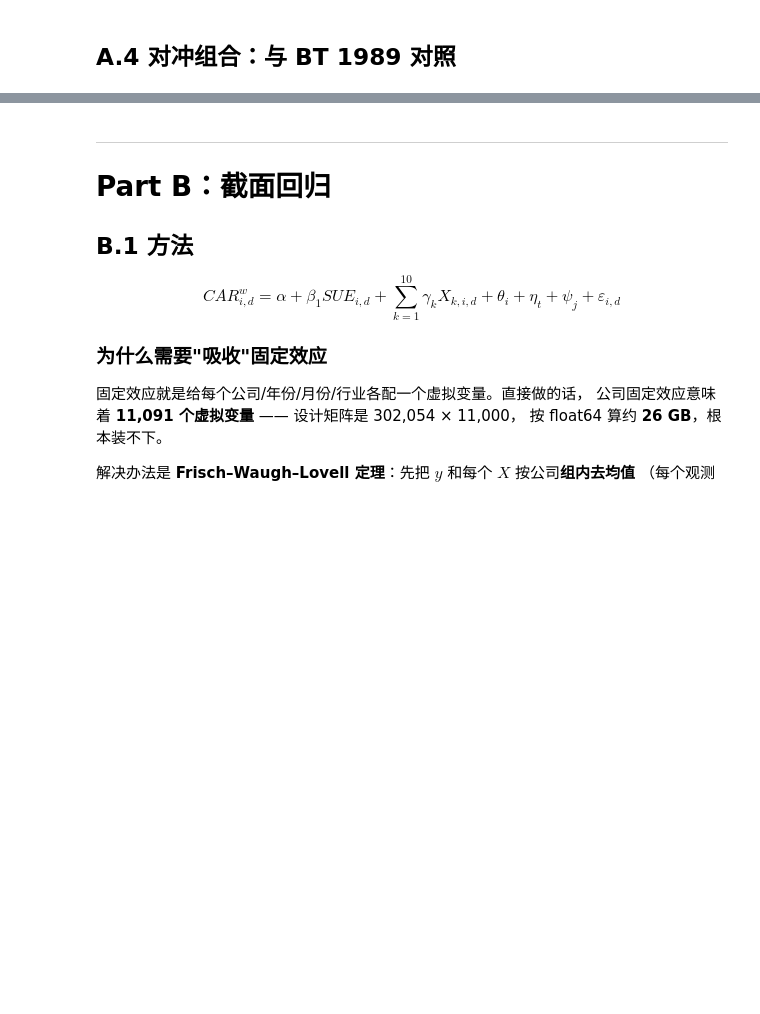
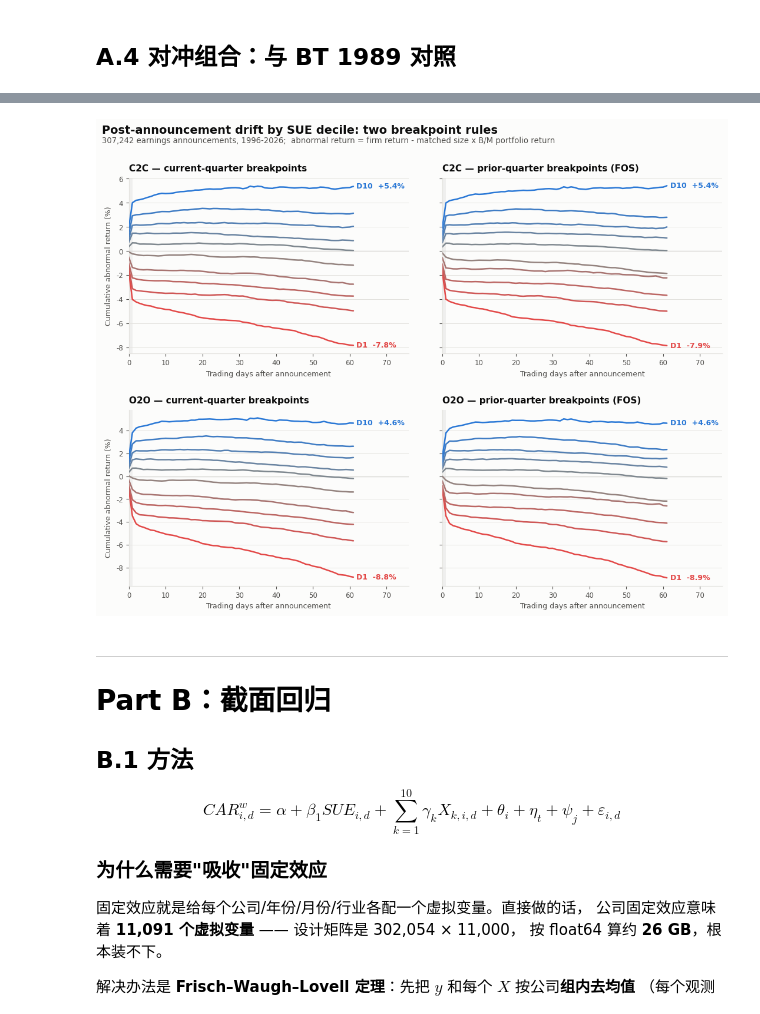
Before and after one commit to zan1029/PEAD_construction, a Jupyter notebook: 回归准备.ipynb, the cells around one changed output, grey strips where cells are left out. Cells and saved outputs as stored; diff of their text form; code cells hidden in the pictures; blank space fills up the shorter version.

```diff
--- a/回归准备.ipynb
+++ b/回归准备.ipynb
@@ -521,13 +538,21 @@ D1（最坏消息）公告前已大跌 7.4%，但 **D10（最好消息）公告
 rows = []
 for conv in ["C2C", "O2O"]:
     q = path[path["conv"] == conv].pivot(index="event_day", columns="sue_dec", values="car")
-    h = (q[10.0] - q[1.0]) * 100
-    rows.append({"Returns": conv, "Day 0": h.loc[0], "Cum. [0,1]": h.loc[1],
-                 "Day 10": h.loc[9], "Day 30": h.loc[29], "Day 61": h.loc[61],
-                 "Drift [2,61]": h.loc[61] - h.loc[1]})
+    h = (q[10.0] - q[1.0]) * 100          # 多空对冲，基线在第 -61 日
+    post = h - h.loc[-1]                  # 公告窗口及之后：以公告前一日为基线重新归零
+    rows.append({"Returns": conv,
+                 "Pre [-60,-1]": h.loc[-1],
+                 "Day 0": post.loc[0],
+                 "Announcement [0,1]": post.loc[1],
+                 "Day 10": post.loc[10],
+                 "Day 30": post.loc[30],
+                 "Day 61": post.loc[61],
+                 "Drift [2,61]": post.loc[61] - post.loc[1]})
 hedge = pd.DataFrame(rows)
 print("Hedge portfolio (long D10, short D1): cumulative abnormal return (%)")
 print(hedge.to_string(index=False, float_format=lambda x: f"{x:7.2f}"))
+print("\nPre  = cumulative over the 60 trading days before the announcement (baseline day -61)")
+print("Others = rebased to zero at day -1, so they measure the announcement and post-announcement periods only")
 print("\nBenchmark: FOS (1984) / BT (1989) report 6.31% over the 60 trading days after the announcement.")
 # %% [output]
 Hedge portfolio (long D10, short D1): cumulative abnormal return (%)
@@ -585,3 +671,47 @@ Same decile: 78.9% | within one decile: 98.9%
+# %%
+fig3, axes3 = plt.subplots(2, 2, figsize=(13, 9), sharey="row",
+                           gridspec_kw={"wspace": 0.12, "hspace": 0.32}, facecolor=SURFACE)
+for row, conv in enumerate(["C2C", "O2O"]):
+    for col, (src, ttl) in enumerate([(path, "current-quarter breakpoints"),
+                                      (path_prior, "prior-quarter breakpoints (FOS)")]):
+        d = src[src["conv"] == conv].pivot(index="event_day", columns="sue_dec", values="car") * 100
+        d = d.loc[0:] - d.loc[-1]                # 以公告前一日为基线
+        ax = axes3[row, col]
+        ax.set_facecolor(SURFACE)
+        ax.axhline(0, color=INK2, lw=0.8, zorder=1)
+        ax.axvspan(0, 1, color="#000000", alpha=0.05, lw=0, zorder=0)
+        for dec in range(1, 11):
+            ax.plot(d.index, d[float(dec)], color=COLORS[dec], lw=1.8,
+                    solid_capstyle="round", zorder=3)
+        for dec in (10, 1):
+            y = d[float(dec)].iloc[-1]
+            ax.annotate(f"D{dec}  {y:+.1f}%", xy=(61, y), xytext=(4, 0),
+                        textcoords="offset points", color=COLORS[dec], fontsize=9,
+                        fontweight="bold", va="center")
+        ax.set_xlim(0, 76)
+        ax.set_title(f"{conv} — {ttl}", color=INK, fontsize=11, fontweight="bold",
+                     loc="left", pad=8)
+        ax.set_xlabel("Trading days after announcement", color=INK2, fontsize=9)
+        if col == 0:
+            ax.set_ylabel("Cumulative abnormal return (%)", color=INK2, fontsize=9)
+        for sp_ in ("top", "right"):
+            ax.spines[sp_].set_visible(False)
+        for sp_ in ("left", "bottom"):
+            ax.spines[sp_].set_color(GRID)
+        ax.grid(axis="y", color=GRID, lw=0.7, zorder=0)
+        ax.tick_params(colors=INK2, labelsize=8.5)
+
+_n3 = int(path_prior.query("conv == 'C2C'").drop_duplicates("sue_dec")["n"].sum())
+fig3.suptitle("Post-announcement drift by SUE decile: two breakpoint rules",
+              color=INK, fontsize=14, fontweight="bold", x=0.09, ha="left", y=0.98)
+fig3.text(0.09, 0.945, f"{_n3:,} earnings announcements, {_span};  "
+                       "abnormal return = firm return - matched size x B/M portfolio return",
+          color=INK2, fontsize=9.5, ha="left")
+fig3.savefig("build/pead_paths_breakpoints.png", dpi=170, bbox_inches="tight",
+             facecolor=SURFACE)
+plt.show()
+# %% [output]
+[figure, added]
 # %% [markdown]
 ---
 
```
Also changed, not shown: parts of 14 cells of this notebook, 8 other files.
